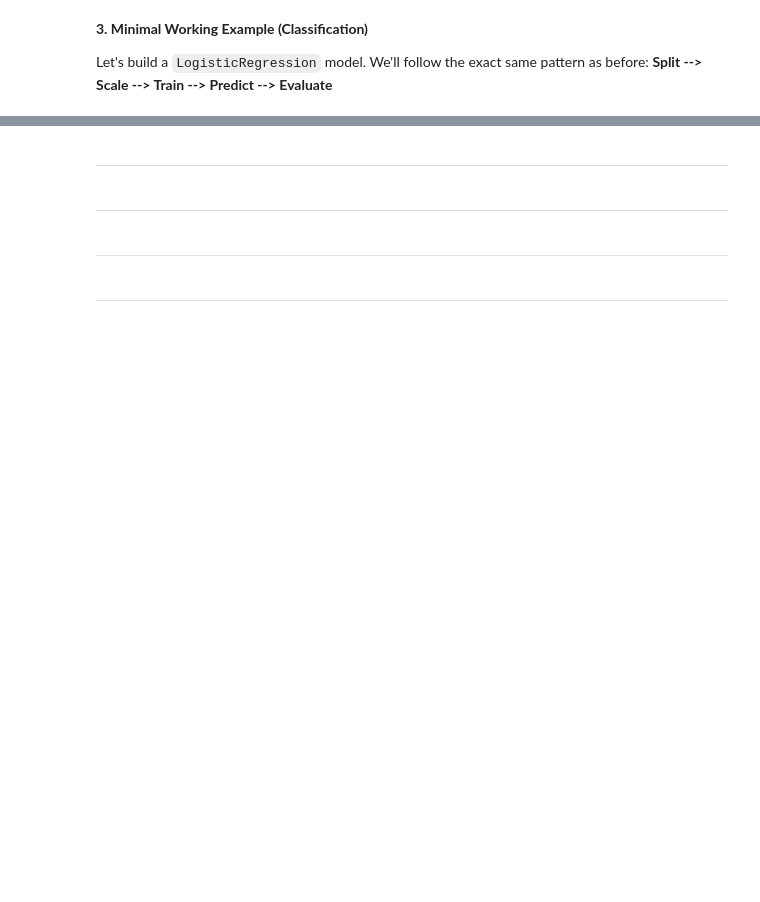
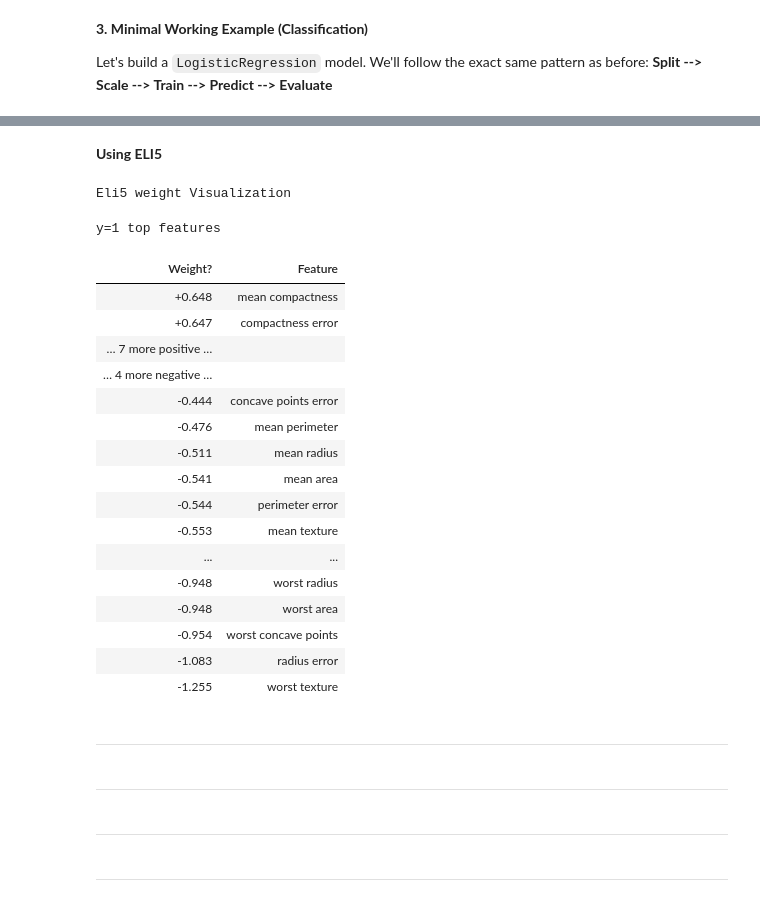
Before and after one commit to Dawood-ML/LEARN-SKLEARN, a Jupyter notebook: Foundational/03_First_supervised_learning_models.ipynb, the cells around one changed output, grey strips where cells are left out. Cells and saved outputs as stored; diff of their text form; code cells hidden in the pictures; blank space fills up the shorter version.

```diff
--- a/Foundational/03_First_supervised_learning_models.ipynb
+++ b/Foundational/03_First_supervised_learning_models.ipynb
@@ -119,3 +203,36 @@ coefficients.head()
+# %% [markdown]
+**Using ELI5**
+# %%
+try:
+    import eli5
+    from eli5.sklearn import PermutationImportance
+
+    # Show weights directly
+    print("Eli5 weight Visualization")
+    display(eli5.show_weights(log_reg, feature_names=list(cancer.feature_names)))
+
+except ImportError:
+    print("Eli5 not installed. Skipping.")
+# %% [output]
+Eli5 weight Visualization
+y=1 top features
+| Weight? | Feature |
+| +0.648 | mean compactness |
+| +0.647 | compactness error |
+| … 7 more positive … |  |
+| … 4 more negative … |  |
+| -0.444 | concave points error |
+| -0.476 | mean perimeter |
+| -0.511 | mean radius |
+| -0.541 | mean area |
+| -0.544 | perimeter error |
+| -0.553 | mean texture |
+| ... | ... |
+| -0.948 | worst radius |
+| -0.948 | worst area |
+| -0.954 | worst concave points |
+| -1.083 | radius error |
+| -1.255 | worst texture |
 # %% [markdown]
 ---
 # %% [markdown]
```
Also changed, not shown: parts of 30 cells of this notebook, 17 other files.
